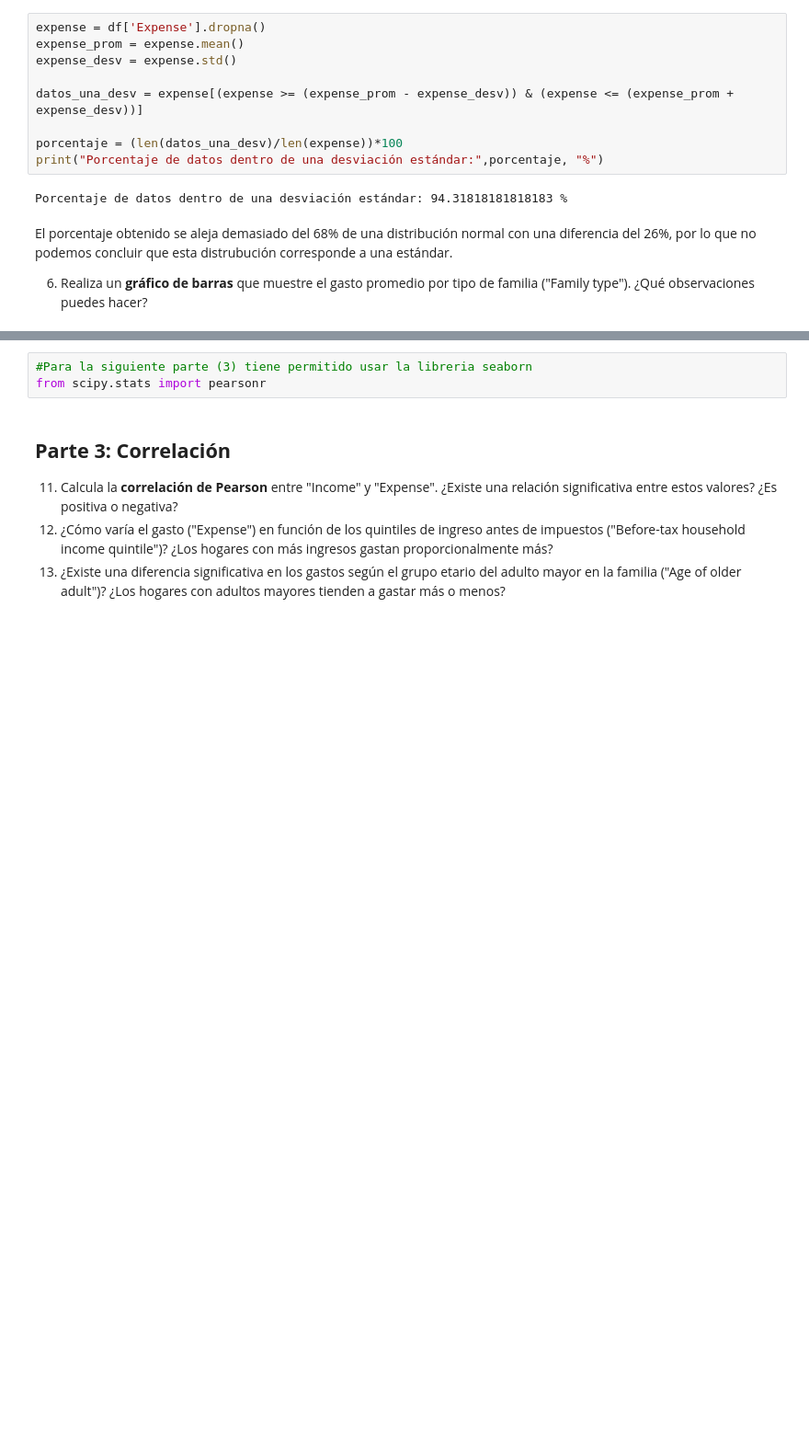
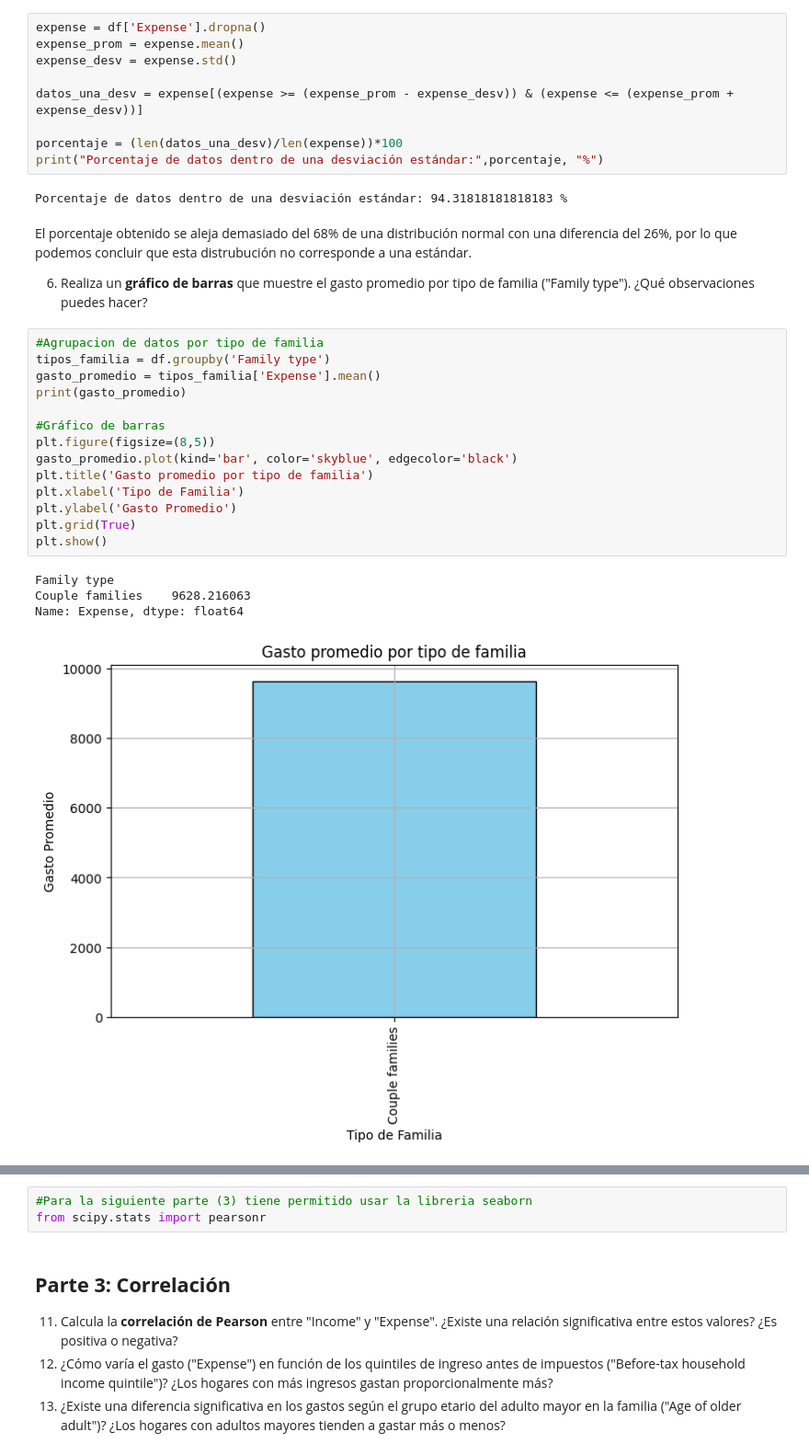
Before and after one commit to FelipeScanda/Mineria-de-Datos, a Jupyter notebook: Tarea 1/Tarea 1 Mineria de Datos, Felipe Scanda.ipynb, the cells around one changed output, grey strips where cells are left out. Shown at 92% size. Saved outputs shown, nothing was run; the diff lists cells and outputs as text; blank space fills up the shorter version.

```diff
--- a/Tarea 1/Tarea 1 Mineria de Datos, Felipe Scanda.ipynb
+++ b/Tarea 1/Tarea 1 Mineria de Datos, Felipe Scanda.ipynb
@@ -355,6 +355,25 @@ print("Porcentaje de datos dentro de una desviación estándar:",porcentaje, "%"
 # %% [output]
 Porcentaje de datos dentro de una desviación estándar: 94.31818181818183 %
 # %% [markdown]
-El porcentaje obtenido se aleja demasiado del 68% de una distribución normal con una diferencia del 26%, por lo que no podemos concluir que esta distrubución corresponde a una estándar.
+El porcentaje obtenido se aleja demasiado del 68% de una distribución normal con una diferencia del 26%, por lo que podemos concluir que esta distrubución no corresponde a una estándar.
 
 6. Realiza un **gráfico de barras** que muestre el gasto promedio por tipo de familia ("Family type"). ¿Qué observaciones puedes hacer?
+# %%
+#Agrupacion de datos por tipo de familia
+tipos_familia = df.groupby('Family type')
+gasto_promedio = tipos_familia['Expense'].mean()
+print(gasto_promedio)
+
+#Gráfico de barras
+plt.figure(figsize=(8,5))
+gasto_promedio.plot(kind='bar', color='skyblue', edgecolor='black')
+plt.title('Gasto promedio por tipo de familia')
+plt.xlabel('Tipo de Familia')
+plt.ylabel('Gasto Promedio')
+plt.grid(True)
+plt.show()
+# %% [output]
+Family type
+Couple families    9628.216063
+Name: Expense, dtype: float64
+[figure, added]
```
Also changed, not shown: parts of 19 cells of this notebook.
